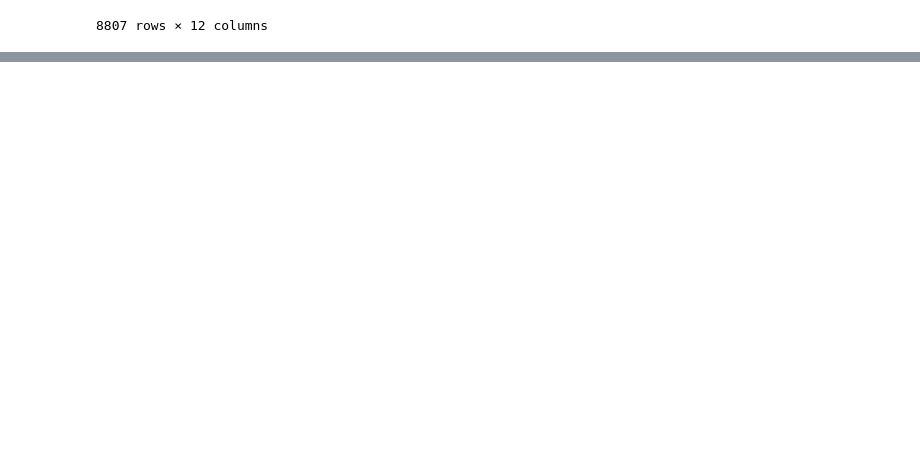
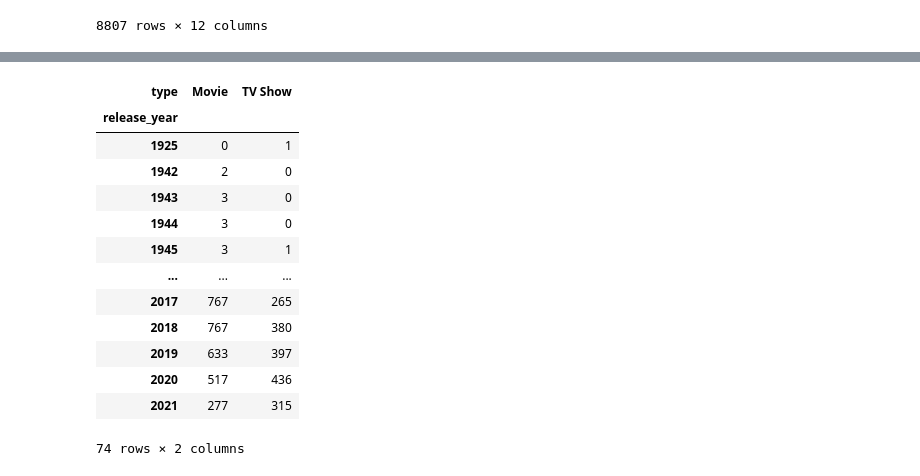
Before and after one commit to adityayadav73/Data-Analytics-Project, a Jupyter notebook: netflix_titles.ipynb, the cells around one changed output, grey strips where cells are left out. Cells and saved outputs as stored; diff of their text form; code cells hidden in the pictures; blank space fills up the shorter version.

```diff
--- a/netflix_titles.ipynb
+++ b/netflix_titles.ipynb
@@ -185,0 +227,17 @@ df['rating'] = df['rating'].fillna(df['rating'].mode()[0])
+# %%
+pd.crosstab(df["release_year"],df["type"])
+# %% [output]
+| type | Movie | TV Show |
+| release_year |  |  |
+| 1925 | 0 | 1 |
+| 1942 | 2 | 0 |
+| 1943 | 3 | 0 |
+| 1944 | 3 | 0 |
+| 1945 | 3 | 1 |
+| ... | ... | ... |
+| 2017 | 767 | 265 |
+| 2018 | 767 | 380 |
+| 2019 | 633 | 397 |
+| 2020 | 517 | 436 |
+| 2021 | 277 | 315 |
+74 rows × 2 columns
```
Also changed, not shown: parts of 14 cells of this notebook.
